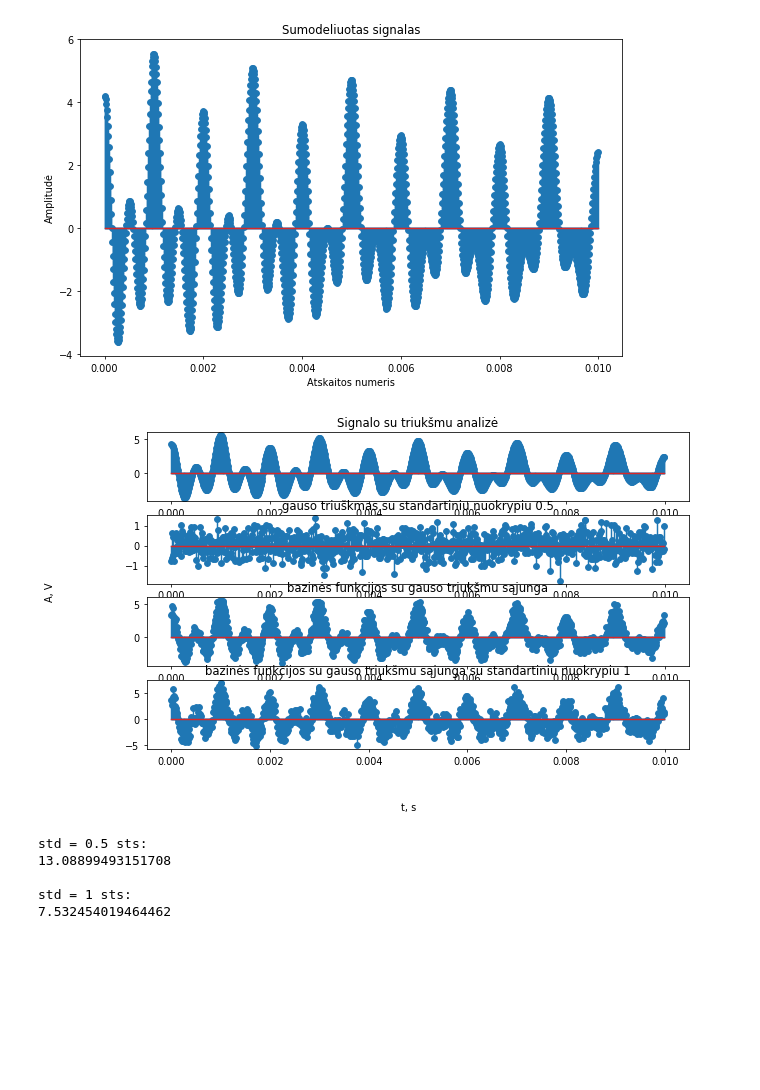
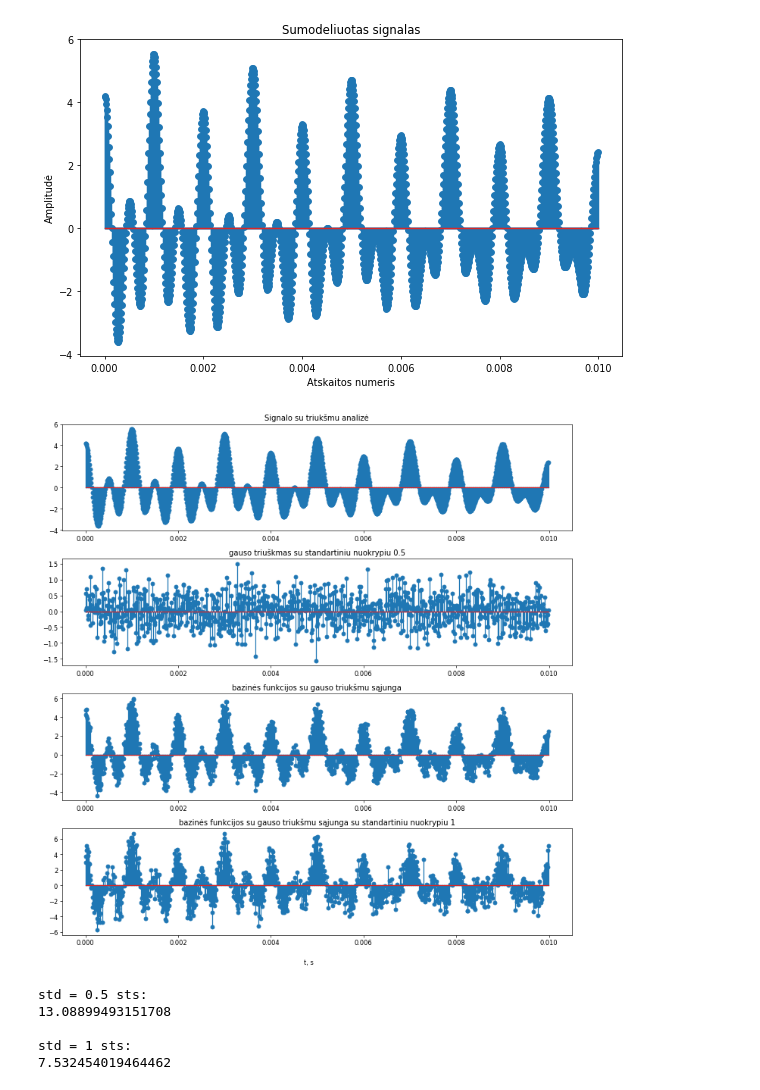
Before and after one commit to Felkin1/dsp_labs, a Jupyter notebook: lab_0.ipynb, the cells around one changed output. Saved outputs shown, nothing was run; the diff lists cells and outputs as text; code cells hidden in the pictures; blank space fills up the shorter version.

```diff
--- a/lab_0.ipynb
+++ b/lab_0.ipynb
@@ -622,37 +622,37 @@ t = np.arange(0,n*ms,timestep*ms) #10ms
 
 y = 3*np.exp(-90*t)*np.cos(4000*np.pi*t) + 2*np.cos(2000*np.pi*t) - 0.8*np.cos(1000*np.pi*t)
 
 avg = 0
 std = 0.5
 std2 = 1
 
 gausian_noise = avg + std*random.randn(int(n/timestep))
 gausian_noise2 = avg + std2*random.randn(int(n/timestep))
 
 mixed_signal = gausian_noise + y
 mixed_signal2 = gausian_noise2 + y
 
-fig, axs = plt.subplots(4,1,figsize=(10,6),dpi=70)
+fig, axs = plt.subplots(4,1,figsize=(12,12),dpi=60)
 
 axs[0].stem(t,y)
 axs[1].stem(t,gausian_noise)
 axs[2].stem(t,mixed_signal)
 axs[3].stem(t,mixed_signal2)
 
 axs[0].set_title("bazinė funkcija")
 axs[1].set_title("gauso triuškmas su standartiniu nuokrypiu 0.5")
 axs[2].set_title("bazinės funkcijos su gauso triukšmu sąjunga")
 axs[3].set_title("bazinės funkcijos su gauso triukšmu sąjunga su standartiniu nuokrypiu 1")
 
 
 fig.text(0.5, -0.02, 't, s', ha='center')
-fig.text(-0.02, 0.5, 'A, V', va='center', rotation='vertical')
+#fig.text(-0.02, 0.5, 'A, V', va='center', rotation='vertical')
 
-
+plt.tight_layout()
 axs[0].set_title("Signalo su triukšmu analizė")
 plt.show()
 # %% [output]
-[figure, old version]
+[figure, new version]
 # %%
 # signalo triuksmo santykio ivertinimas
 
```
